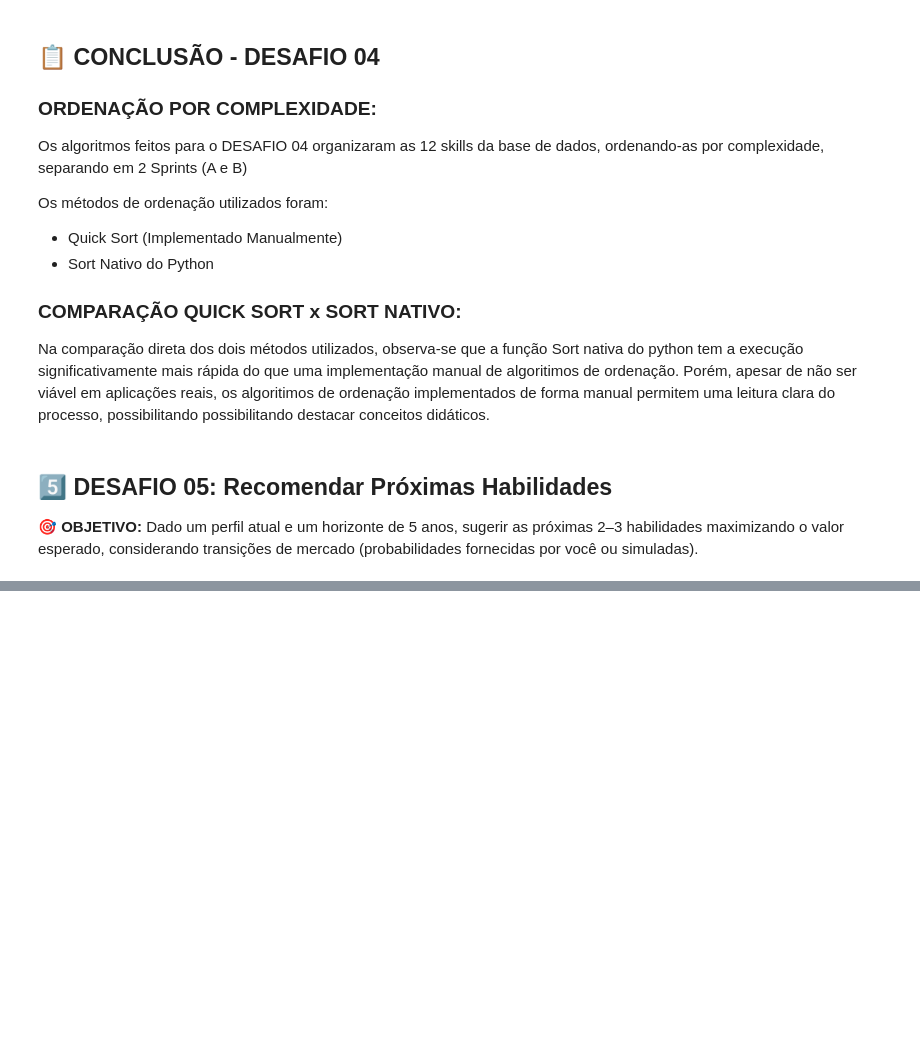
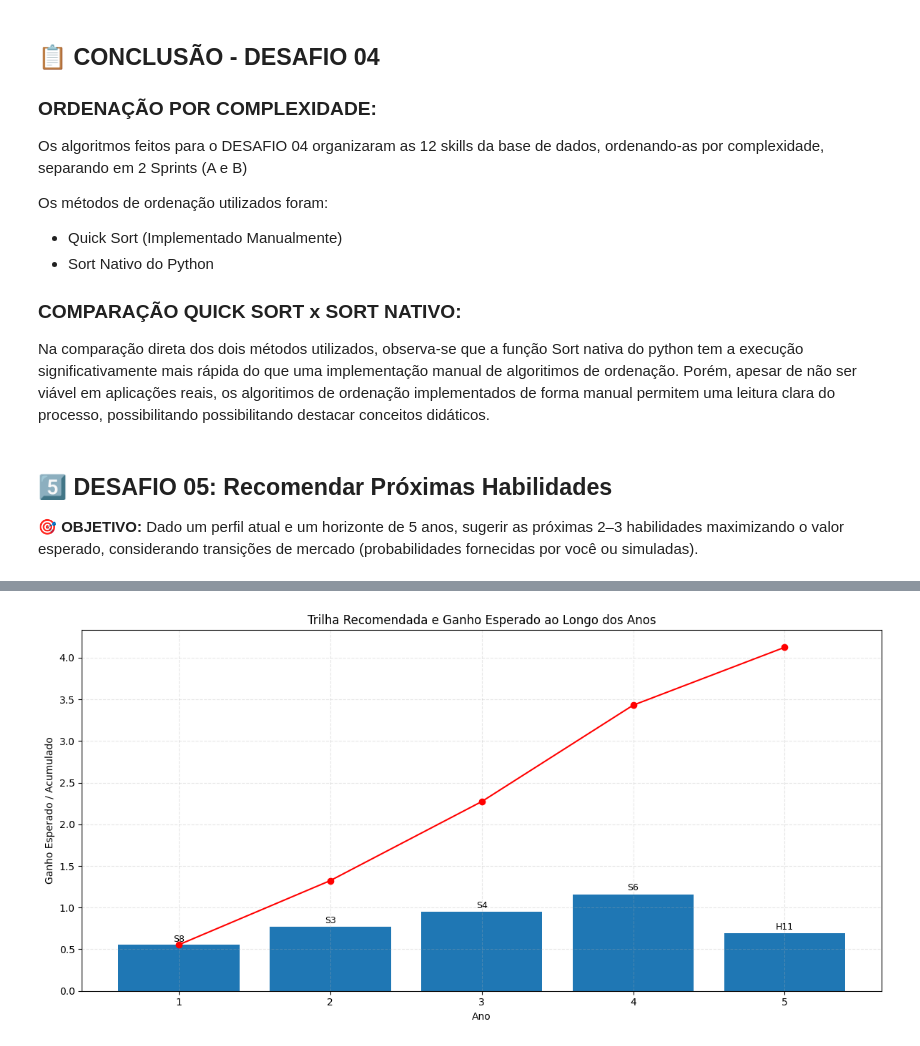
Before and after one commit to yRaffa/GS-2025-2_DynamicProgrramming, a Jupyter notebook: relatorio.ipynb, the cells around one changed output, grey strips where cells are left out. Drawn from its saved outputs; the diff is of its cells as text; code cells hidden in the pictures; blank space fills up the shorter version.

```diff
--- a/relatorio.ipynb
+++ b/relatorio.ipynb
@@ -431,0 +474,18 @@ Na comparação direta dos dois métodos utilizados, observa-se que a função S
+# %%
+# Gráfico do Plano de Desenvolvimento ao Longo dos 5 Anos
+plt.figure(figsize=(12, 6))
+plt.bar(df_trilha['Ano'], df_trilha['Ganho_Esperado'])
+plt.plot(df_trilha['Ano'], df_trilha['Ganho_Acumulado'], marker='o', color='red')
+for _, row in df_trilha.iterrows():
+    plt.text(row['Ano'], row['Ganho_Esperado'] * 1.02,
+             row['Skill'],
+             ha='center', va='bottom', fontsize=9)
+plt.xticks(df_trilha['Ano'])
+plt.xlabel('Ano')
+plt.ylabel('Ganho Esperado / Acumulado')
+plt.title('Trilha Recomendada e Ganho Esperado ao Longo dos Anos')
+plt.grid(linestyle='--', alpha=0.3)
+plt.tight_layout()
+plt.show()
+# %% [output]
+[figure, added]
```
Also changed, not shown: parts of 11 cells of this notebook, 6 other files.
